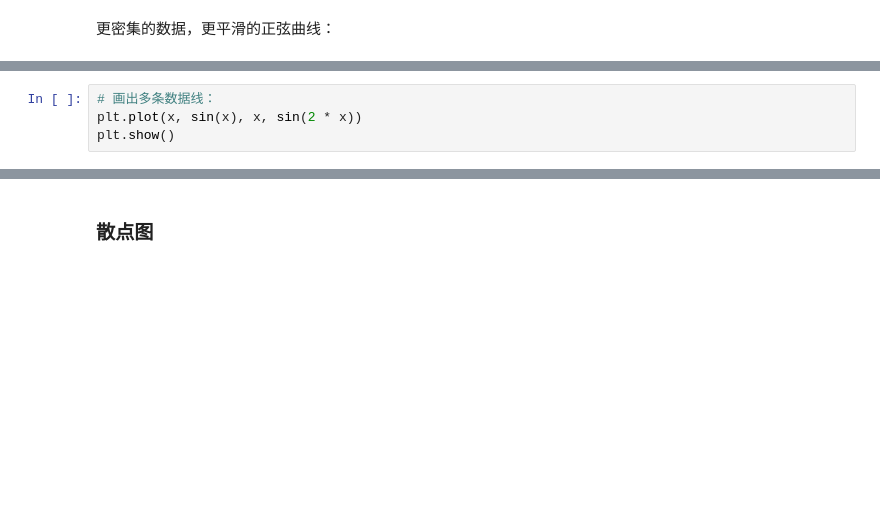
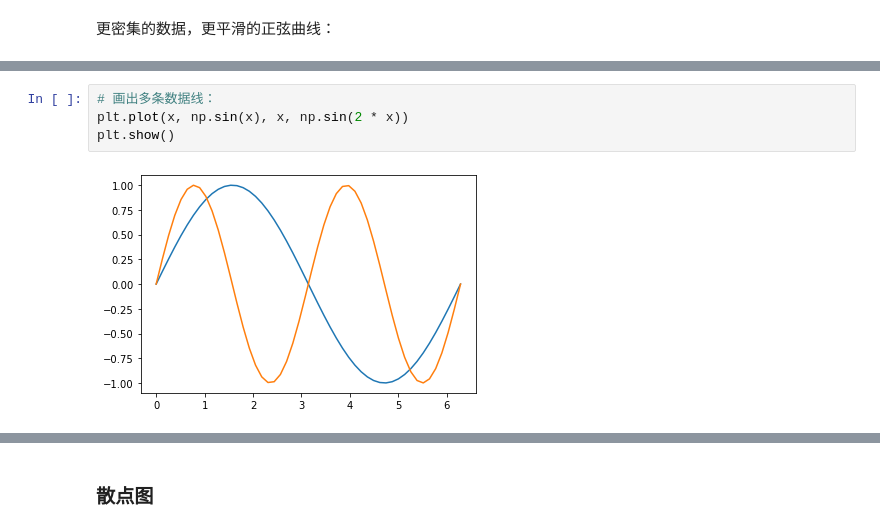
Before and after one commit to shibing624/python-tutorial, a Jupyter notebook: 03_data_science/04_Matpoltlib画图.ipynb, the cells around one changed output, grey strips where cells are left out. Drawn from its saved outputs; the diff is of its cells as text; blank space fills up the shorter version.

```diff
--- a/03_data_science/04_Matpoltlib画图.ipynb
+++ b/03_data_science/04_Matpoltlib画图.ipynb
@@ -39,6 +89,8 @@ plt.show()
 # %%
 # 画出多条数据线：
-plt.plot(x, sin(x), x, sin(2 * x))
+plt.plot(x, np.sin(x), x, np.sin(2 * x))
 plt.show()
+# %% [output]
+[figure, added]
 # %%
 # 使用字符串，给定线条参数：
```
Also changed, not shown: parts of 16 cells of this notebook, 22 other files.
